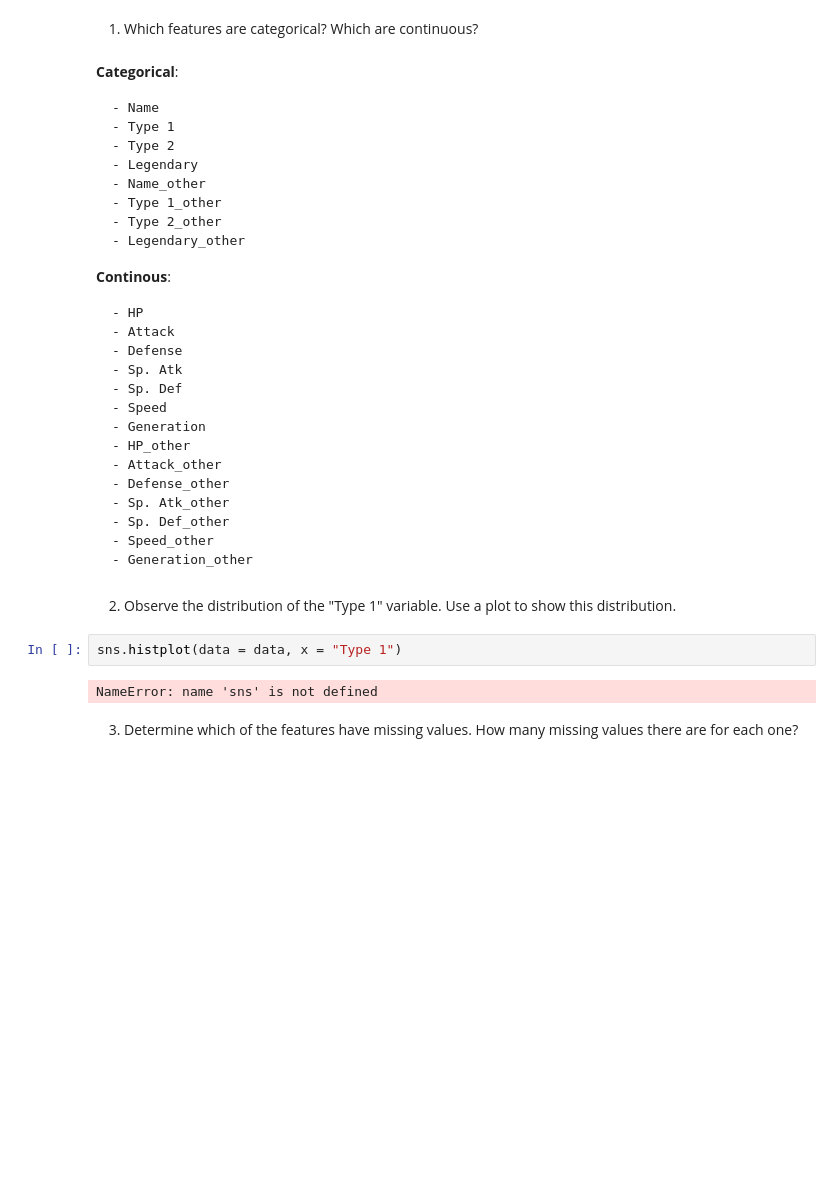
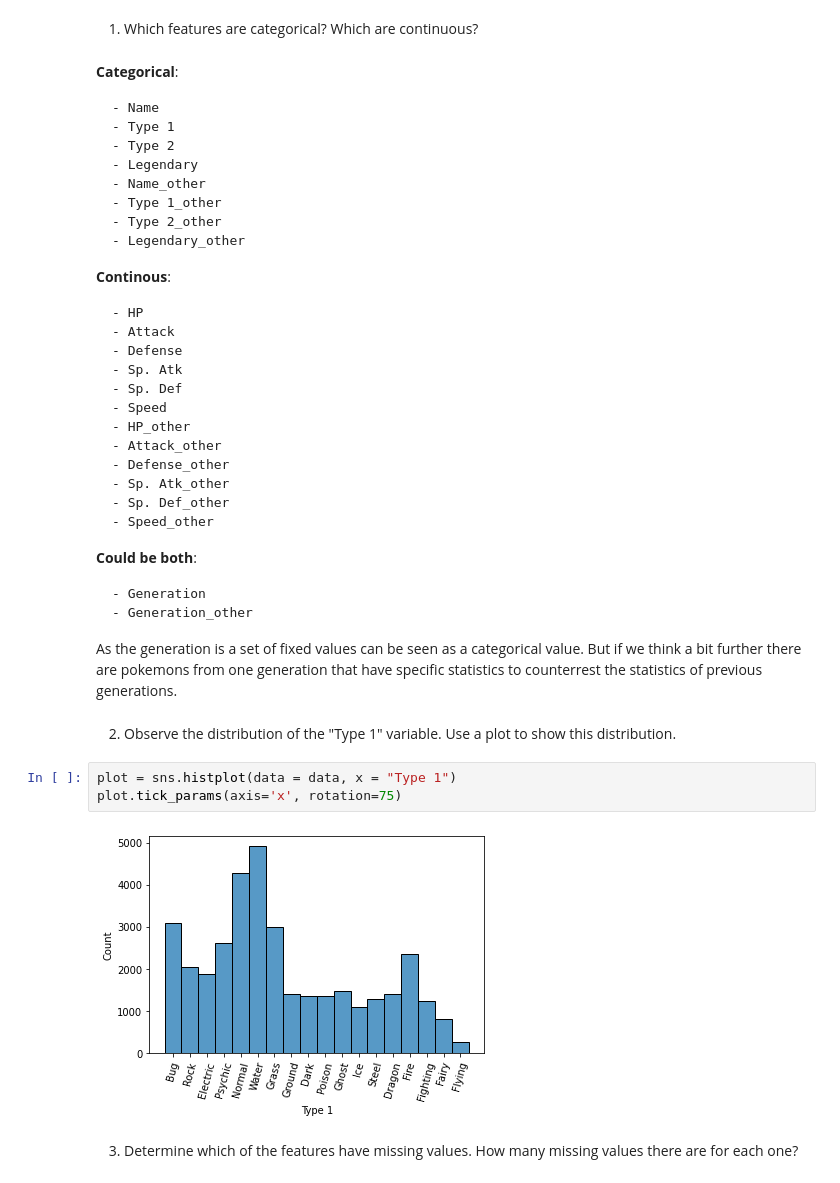
Before and after one commit to quimpm/pokemon-combat-prediction, a Jupyter notebook: pokemon_basic-ml.ipynb, the cells around one changed output. Saved outputs shown, nothing was run; the diff lists cells and outputs as text; blank space fills up the shorter version.

```diff
--- a/pokemon_basic-ml.ipynb
+++ b/pokemon_basic-ml.ipynb
@@ -128,6 +128,7 @@ data.describe()
     - Type 2_other
     - Legendary_other
 
+
 **Continous**:
 
     - HP
@@ -136,20 +137,27 @@ data.describe()
     - Sp. Atk
     - Sp. Def
     - Speed
-    - Generation
     - HP_other
     - Attack_other
     - Defense_other
     - Sp. Atk_other
     - Sp. Def_other
     - Speed_other
+
+
+**Could be both**:
+
+    - Generation
     - Generation_other
+
+As the generation is a set of fixed values can be seen as a categorical value. But if we think a bit further there are pokemons from one generation that have specific statistics to counterrest the statistics of previous generations.
 # %% [markdown]
 2. Observe the distribution of the "Type 1" variable. Use a plot to show this distribution.
 # %%
-sns.histplot(data = data, x = "Type 1")
+plot = sns.histplot(data = data, x = "Type 1")
+plot.tick_params(axis='x', rotation=75)
 # %% [output]
-NameError: name 'sns' is not defined
+[figure, added]
 # %% [markdown]
 3. Determine which of the features have missing values. How many missing values there are for each one?
 # %%
```
Also changed, not shown: parts of 31 cells of this notebook.
